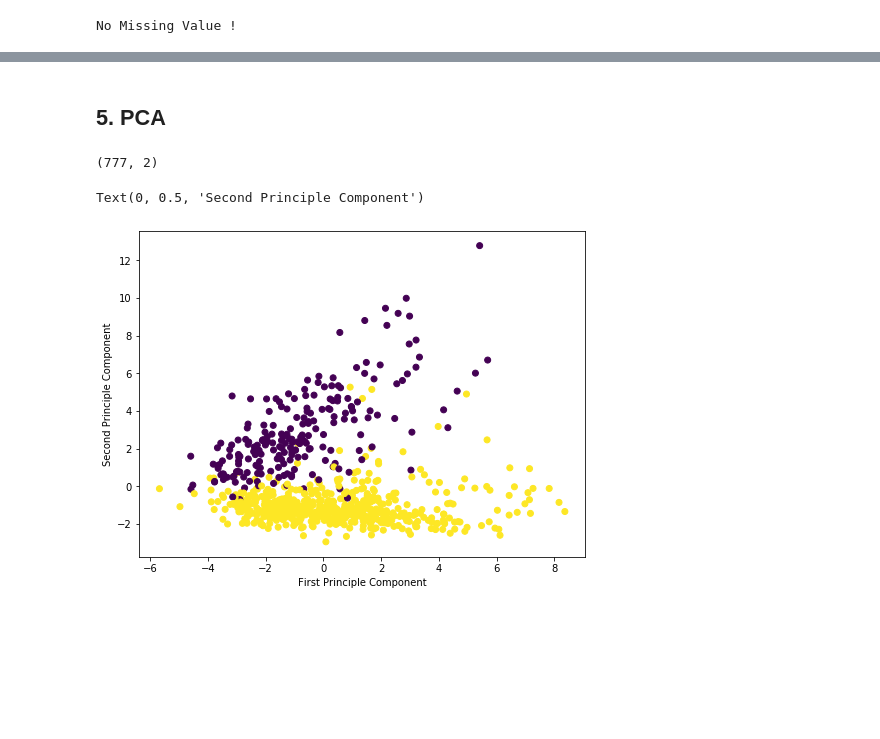
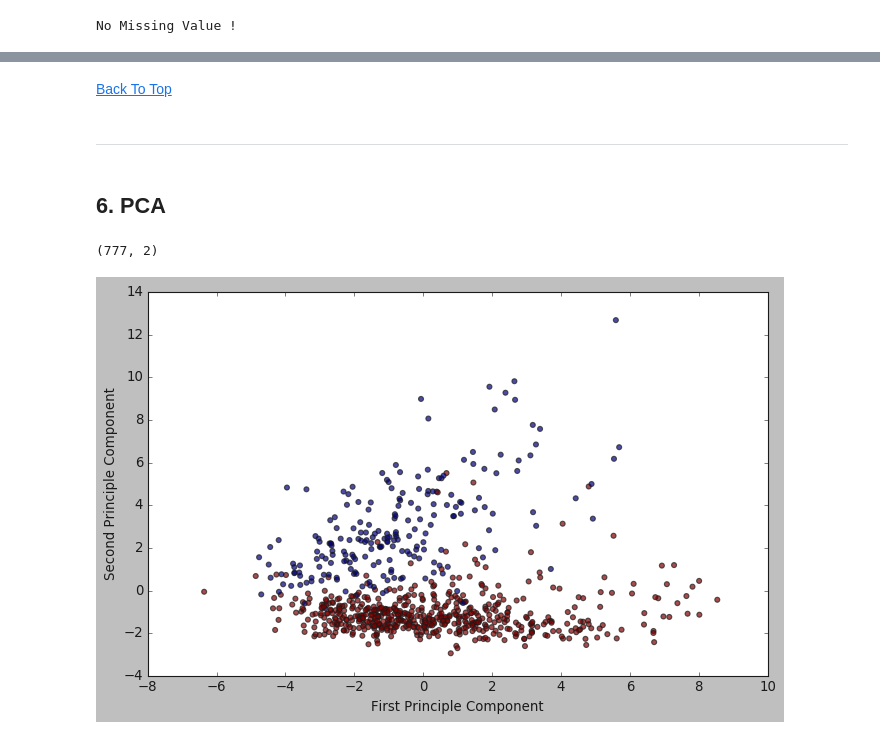
Before and after one commit to 08370011/2019_Data_Mining, a Jupyter notebook: HW3_PCA/notebook/college.ipynb, the cells around one changed output, grey strips where cells are left out. Cells and saved outputs as stored; diff of their text form; code cells hidden in the pictures; blank space fills up the shorter version.

```diff
--- a/HW3_PCA/notebook/college.ipynb
+++ b/HW3_PCA/notebook/college.ipynb
@@ -167,0 +175,2 @@ df[df['PhD']>99]
+# %%
+df['Grad.Rate'] = df['Grad.Rate'].apply(lambda x:100 if x >100 else x)
@@ -167,0 +202,11 @@ df[df['PhD']>99]
+# %%
+df['Accept_Rate'] = df['Accept'] / df['Apps']
+df['Enroll_Rate'] = df['Enroll'] / df['Accept']
+df['Top10perc'] = df['Top10perc'] / 100
+df['Top25perc'] = df['Top25perc'] / 100
+df['PhD'] = df['PhD'] / 100
+df['Terminal'] = df['Terminal'] / 100
+df['perc.alumni'] = df['perc.alumni'] / 100
+df['Grad.Rate'] = df['Grad.Rate'] / 100
+df['Full_Percentage'] = df['F.Undergrad'] / (df['F.Undergrad'] + df['P.Undergrad'])
+df['Partime_Percentage'] = df['P.Undergrad'] / (df['F.Undergrad'] + df['P.Undergrad'])
@@ -169,0 +562,13 @@ df[df['PhD']>99]
+# %%
+sns.set_style("white")
+
+fig, ((a,b),(c,d), (e,f)) = plt.subplots(3,2,figsize=(24,18))
+plt.subplots_adjust(wspace =0.16, hspace =0.24)
+num_features =  ['Grad.Rate','F.Undergrad', 'Outstate', 'Expend', 'perc.alumni', 'Terminal']
+
+ax_ = [a, b, c, d, e, f]
+
+for col, ax in zip(num_features, ax_):
+    sns.set(font_scale =1.7)
+    sns.distplot(df.loc[df['Private'] == 1][col], kde_kws={"label": "Private = 1", "shade": True}, hist=False ,ax=ax)
+    sns.distplot(df.loc[df['Private'] == 0][col], kde_kws={"label": "Private = 0", "shade": True}, hist=False ,ax=ax)
@@ -169,0 +579,4 @@ df[df['PhD']>99]
+# %%
+sns.set(font_scale =1.2)
+sns.set_style("white")
+sns.lmplot(x="Top10perc", y="Accept_Rate", data=df, height=5, aspect= 2, line_kws={'color': 'red'})
@@ -170,5 +586,9 @@ df[df['PhD']>99]
+# %% [markdown]
+<a href='#U.S.-News-&-World-Report’s-College-Data'>Back To Top</a>
+# %% [markdown]
+---
 # %% [markdown]
-## 5. PCA
+## 6. PCA
 # %%
 scaler = StandardScaler()
 scaler.fit(df)
@@ -189,13 +609,14 @@ x_pca.shape
 # %% [output]
 (777, 2)
 # %%
-plt.figure(figsize=(8,6))
-plt.scatter(x_pca[:,0],x_pca[:,1],c=df['Cluster'])
+plt.style.use('classic')
+plt.figure(figsize=(10,6))
+plt.scatter(x_pca[:,0],x_pca[:,1],c=df['Private'],alpha=0.7)
 plt.xlabel('First Principle Component')
 plt.ylabel('Second Principle Component')
+plt.show()
 # %% [output]
-Text(0, 0.5, 'Second Principle Component')
-[figure, old version]
+[figure, new version]
 # %%
 print('Explained variation per principal component: {}'.format(pca.explained_variance_ratio_))
 # %% [output]
```
Also changed, not shown: parts of 64 cells of this notebook.
